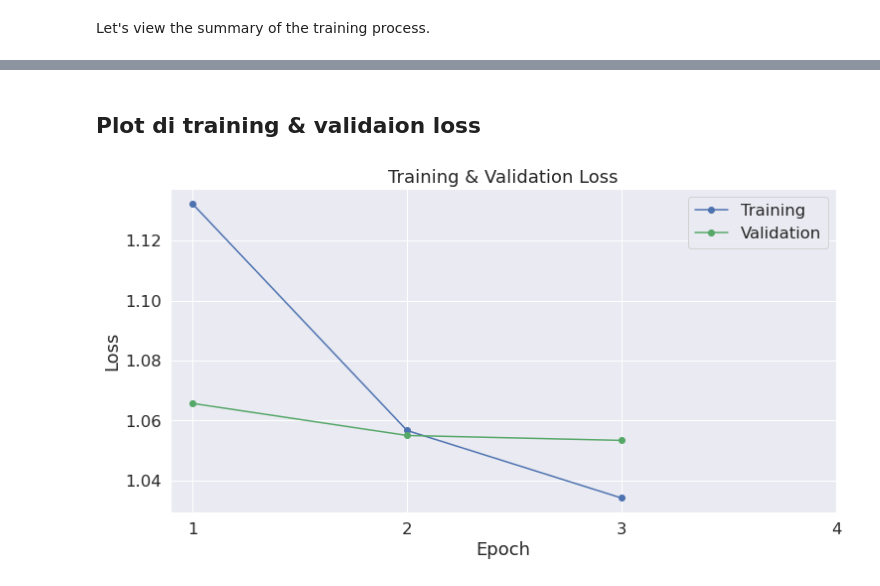
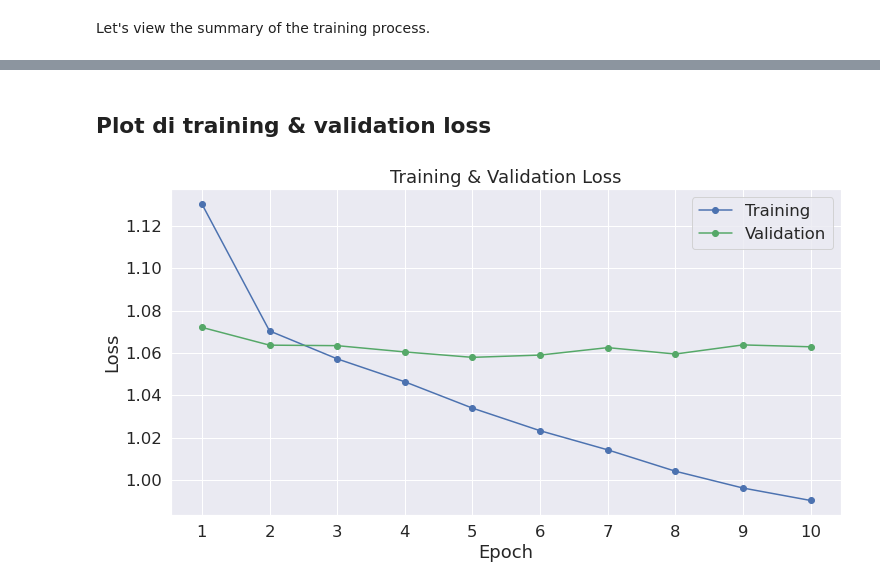
Before and after one commit to jmcrav/ActionPrediction4CA, a Jupyter notebook: colabNotebooks/MyBERT-local-machine.ipynb, the cells around one changed output, grey strips where cells are left out. Drawn from its saved outputs; the diff is of its cells as text; code cells hidden in the pictures.

```diff
--- a/colabNotebooks/MyBERT-local-machine.ipynb
+++ b/colabNotebooks/MyBERT-local-machine.ipynb
@@ -914,7 +922,7 @@ from torch.utils.data import DataLoader, RandomSampler, SequentialSampler
 # here. For fine-tuning BERT on a specific task, the authors recommend a batch
 # size of 16 or 32.
 # With size 32 GeForce RTX 2060 with 6GB run out of memory
-batch_size = 14
+batch_size = exec_params['batch']
 
 # Create the DataLoaders for our training and validation sets.
 # We'll take training samples in random order.
@@ -977,10 +985,10 @@ class CustomBERTModel(nn.Module):
     super(CustomBERTModel, self).__init__()
     self.bert = BertModel.from_pretrained("bert-base-uncased")
     ### New layers:
-    self.linear_intermedio = nn.Linear(768, 256)
+    self.linear_intermedio = nn.Linear(768, exec_params['hidden_output_dim'])
     #provare ad aggiungere ulteriori layer intermedi per ridurre le dimensioni fino ad arrivare all'output richiesto
-    self.linear_actions = nn.Linear(256, 5)
-    self.linear_attributes = nn.Linear(256, len(mlb.classes_)) #num attributi?
+    self.linear_actions = nn.Linear(exec_params['hidden_output_dim'], 5)
+    self.linear_attributes = nn.Linear(exec_params['hidden_output_dim'], len(mlb.classes_)) #num attributi?
 
   def forward(self, ids, mask):
     #controllare che l'output non rappresenti solo lo stato interno dovuto al token CLS
@@ -1115,7 +1123,7 @@ from transformers import get_linear_schedule_with_warmup
 # Number of training epochs. The BERT authors recommend between 2 and 4.
 # We chose to run for 4, but we'll see later that this may be over-fitting the
 # training data.
-epochs = 3
+epochs = exec_params['epochs']
 
 # Total number of training steps is [number of batches] x [number of epochs].
 # (Note that this is not the same as the number of training samples).
@@ -1436,7 +1444,7 @@ for epoch_i in range(0, epochs):
         total_eval_accuracy_multilabel['counts'] += accuracy_multilabel['counts']
         # Salvo dati elaborazione batch per debug/analisi
         test_batch.append({
-            'ephoc' : epoch_i + 1,
+            'epoch' : epoch_i + 1,
             'batchnum' : batch_number,
             'actions_logits' : actions_logits_foracc,
             'actions_labels' : actions_labels_foracc,
@@ -1515,7 +1523,8 @@ for epoch_i in range(0, epochs):
             'Valid. Accur. class.': avg_val_accuracy_classification,
             'Valid. Accur. mult.label': avg_val_accuracy_multilabel,
             'Training Time': training_time,
-            'Validation Time': validation_time
+            'Validation Time': validation_time,
+            'metrics': metrics
         }
     )
 
@@ -1747,29 +1763,29 @@ epoch
 # %% [markdown]
-## Plot di training & validaion loss
+## Plot di training & validation loss
 # %%
 import matplotlib.pyplot as plt
 #% matplotlib inline
 
 import seaborn as sns
 
 # Use plot styling from seaborn.
 sns.set(style='darkgrid')
 
 # Increase the plot size and font size.
 sns.set(font_scale=1.5)
 plt.rcParams["figure.figsize"] = (12,6)
 
 # Plot the learning curve.
 plt.plot(df_stats['Training Loss'], 'b-o', label="Training")
 plt.plot(df_stats['Valid. Loss'], 'g-o', label="Validation")
 
 # Label the plot.
 plt.title("Training & Validation Loss")
 plt.xlabel("Epoch")
 plt.ylabel("Loss")
 plt.legend()
-plt.xticks([1, 2, 3, 4])
+plt.xticks([x+1 for x in range(exec_params['epochs'])])
 
 plt.show()
 # %% [output]
-[figure, old version]
+[figure, new version]
```
Also changed, not shown: parts of 14 cells of this notebook, 2 other files.
